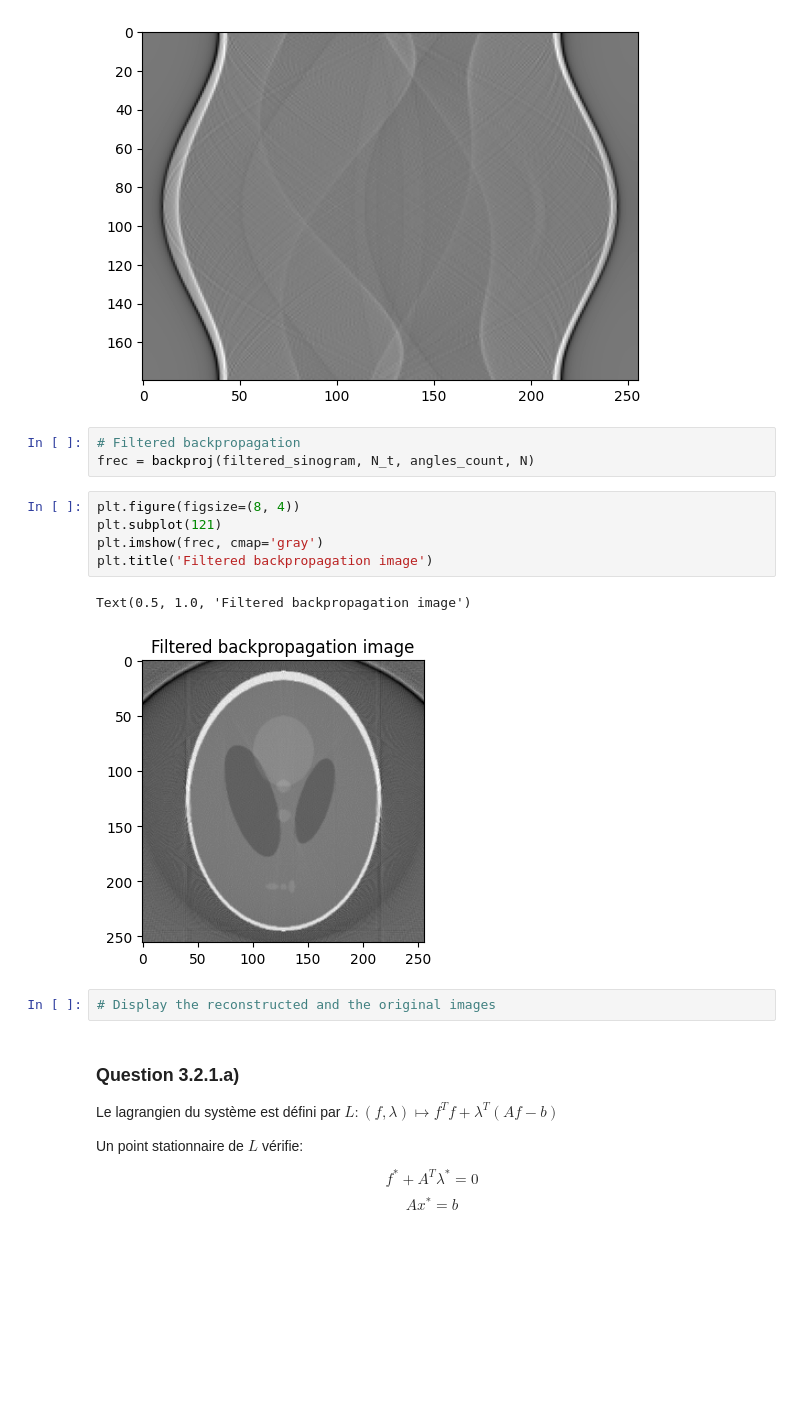
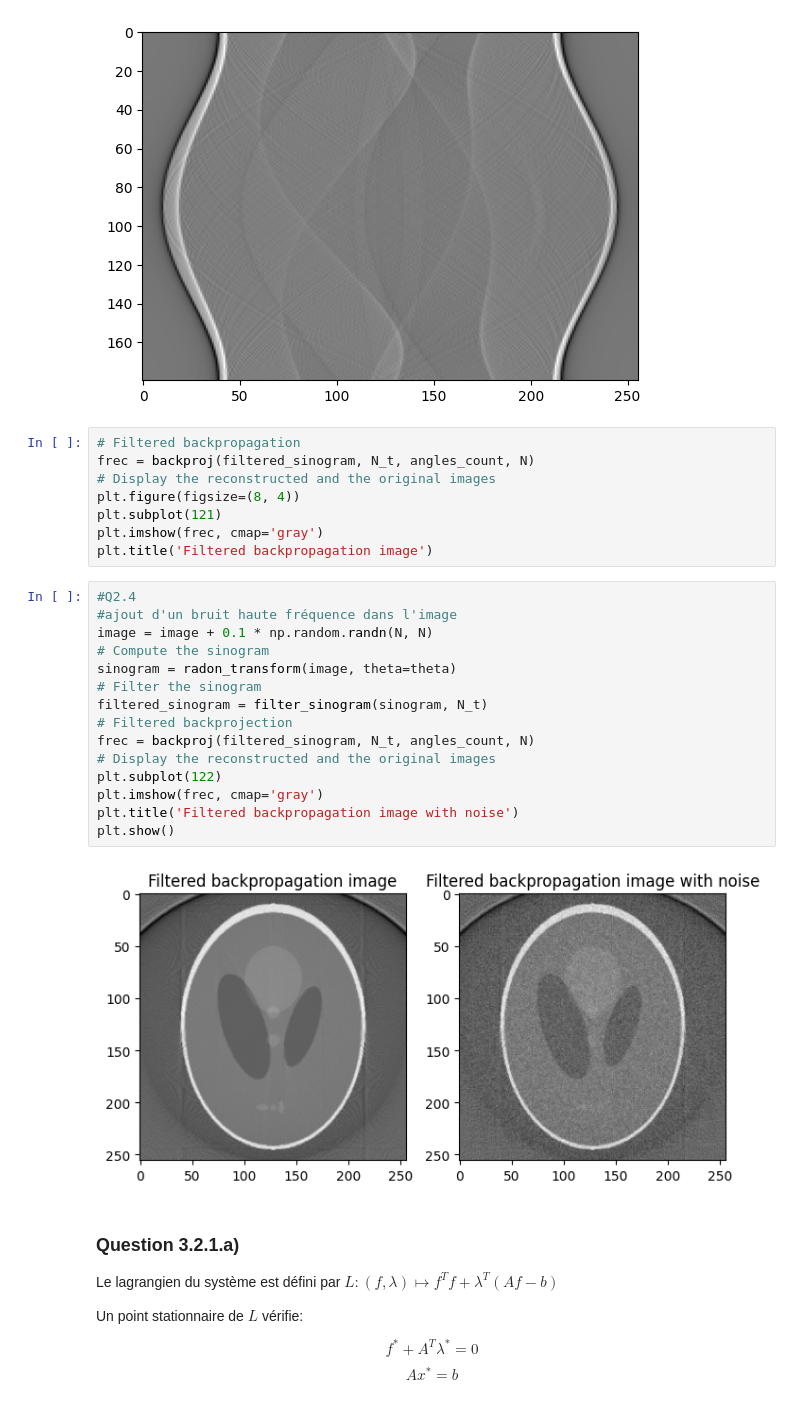
Before and after one commit to VDeumier/Projet_UE11, a Jupyter notebook: projet-opti-ts/X-Ray Tomography.ipynb, the cells around one changed output. Cells and saved outputs as stored; diff of their text form; blank space fills up the shorter version.

Commit message:
bruit blanc

```diff
--- a/projet-opti-ts/X-Ray Tomography.ipynb
+++ b/projet-opti-ts/X-Ray Tomography.ipynb
@@ -197,16 +197,28 @@ plt.imshow(filtered_sinogram, cmap='gray')
 # %%
 # Filtered backpropagation
 frec = backproj(filtered_sinogram, N_t, angles_count, N)
+# Display the reconstructed and the original images
+plt.figure(figsize=(8, 4))
+plt.subplot(121)
+plt.imshow(frec, cmap='gray')
+plt.title('Filtered backpropagation image')
 # %%
-plt.figure(figsize=(8, 4))
-plt.subplot(121)
+#Q2.4
+#ajout d'un bruit haute fréquence dans l'image
+image = image + 0.1 * np.random.randn(N, N)
+# Compute the sinogram
+sinogram = radon_transform(image, theta=theta)
+# Filter the sinogram
+filtered_sinogram = filter_sinogram(sinogram, N_t)
+# Filtered backprojection
+frec = backproj(filtered_sinogram, N_t, angles_count, N)
+# Display the reconstructed and the original images
+plt.subplot(122)
 plt.imshow(frec, cmap='gray')
-plt.title('Filtered backpropagation image')
+plt.title('Filtered backpropagation image with noise')
+plt.show()
 # %% [output]
-Text(0.5, 1.0, 'Filtered backpropagation image')
-[figure, old version]
+[figure, new version]
-# %%
-# Display the reconstructed and the original images
 # %% [markdown]
 ### Question 3.2.1.a)
 
```
Also changed, not shown: parts of 1 cell of this notebook.
